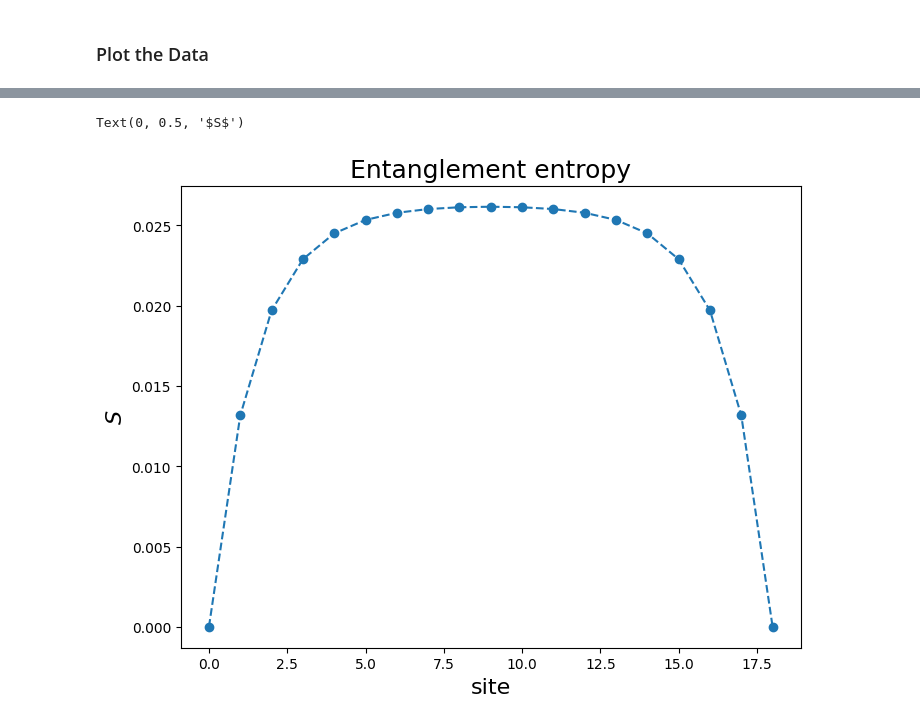
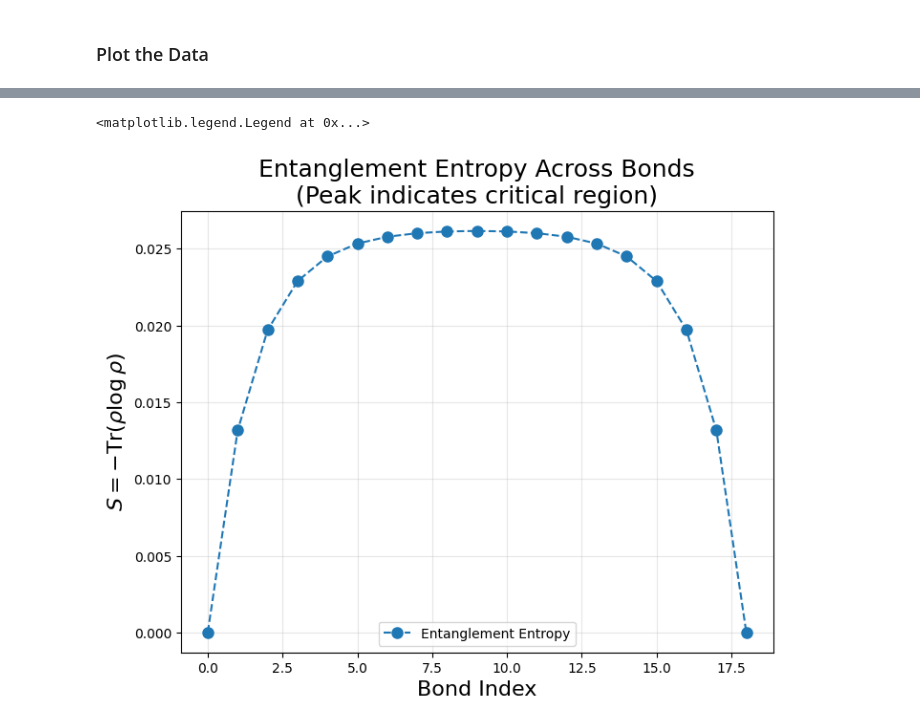
Before and after one commit to pietrorichelli/dmrg, a Jupyter notebook: examples/TFIM_guide.ipynb, the cells around one changed output, grey strips where cells are left out. Saved outputs shown, nothing was run; the diff lists cells and outputs as text; code cells hidden in the pictures.

```diff
--- a/examples/TFIM_guide.ipynb
+++ b/examples/TFIM_guide.ipynb
@@ -300,26 +328,28 @@ for site,dir in mps.first_sweep():
 # %%
-# Increase the bond dimension for the sweeping
+# Increase bond dimension for accurate ground state optimization
 sys.chi = 100
 
-# Store energy values
+# Store energy values for convergence monitoring
 E_sweep = []
 
-# Set up counter and energy check
+# Initialize convergence tracking
 k = 0
 En_temp = np.zeros(2*L-8)
 En_temp[0] = E.real
 
-# Now we can sweep the system  (ideally until convergence)
-while np.abs(En_temp[0] - En_temp[-1]) > 1e-10:
+# Sweep until convergence or max iterations
+# Convergence criterion: relative energy change < 1e-10 per sweep
+# Max 5 sweeps to prevent excessive computation
+while np.abs(En_temp[0] - En_temp[-1]) > 1e-10 and k < 5:
     j = 0
-    for site,dir in mps.sweep():
-        E,S,_ = sys.step2sites(site,dir=dir)
+    # Full sweep: right then left
+    for site, dir in mps.sweep():
+        E, S, _ = sys.step2sites(site, dir=dir)
         En_temp[j] = E
         E_sweep.append(E)
-        j +=1
-
-    # set maximum number of sweeps
-    if k > 5:
-        break
+        j += 1
 
     k += 1
+
+    if k <= 5:
+        print(f'Sweep {k}: Energy change = {np.abs(En_temp[0] - En_temp[-1]):.2e}')
@@ -443,12 +485,16 @@ Text(0, 0.5, '$\\langle \\sigma^z\\rangle$')
 # %%
-# Plot the entanglement entropy
-fig,ax = plt.subplots(figsize=(8,6))
-ax.plot(Sobs[1],'o--')
+# Plot the entanglement entropy (bipartite von Neumann entropy)
+# High entropy at center indicates critical behavior
+# Low entropy at edges indicates product state structure
+fig, ax = plt.subplots(figsize=(8, 6))
+ax.plot(Sobs[1], 'o--', markersize=8, label='Entanglement Entropy')
 
-ax.set_title('Entanglement entropy',fontsize=18)
-ax.set_xlabel('site',fontsize=16)
-ax.set_ylabel(r'$S$',fontsize=16)
+ax.set_title('Entanglement Entropy Across Bonds\n(Peak indicates critical region)', fontsize=18)
+ax.set_xlabel('Bond Index', fontsize=16)
+ax.set_ylabel(r'$S = -\mathrm{Tr}(\rho \log \rho)$', fontsize=16)
+ax.grid(True, alpha=0.3)
+ax.legend()
 # %% [output]
-Text(0, 0.5, '$S$')
+<matplotlib.legend.Legend at 0x...>
-[figure, old version]
+[figure, new version]
 # %%
```
Also changed, not shown: parts of 26 cells of this notebook, 16 other files.
